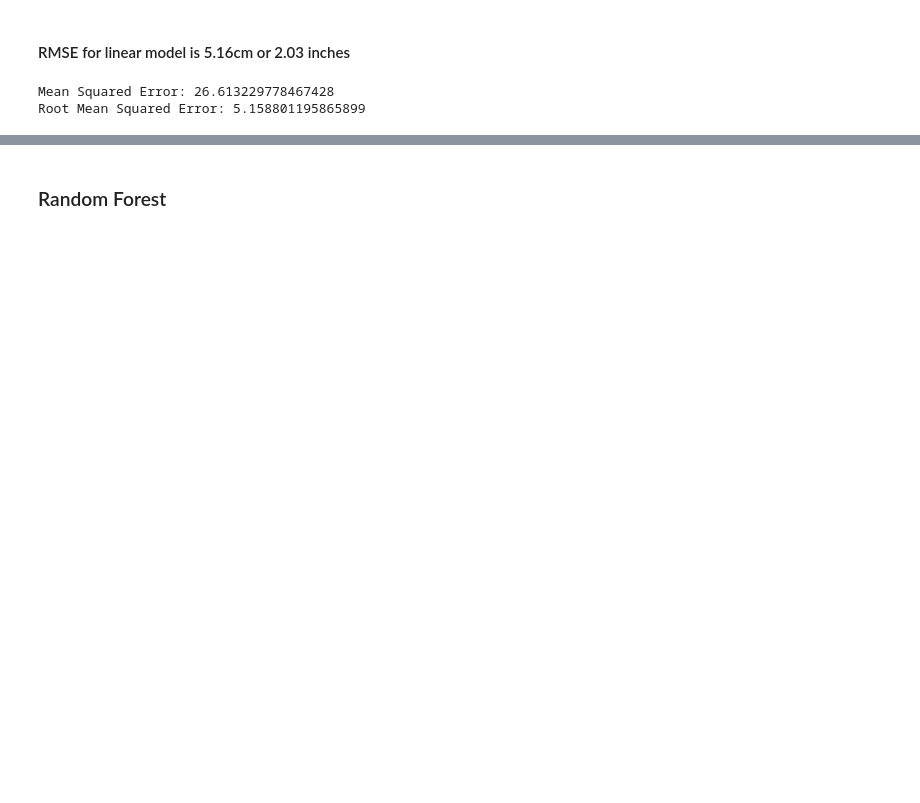
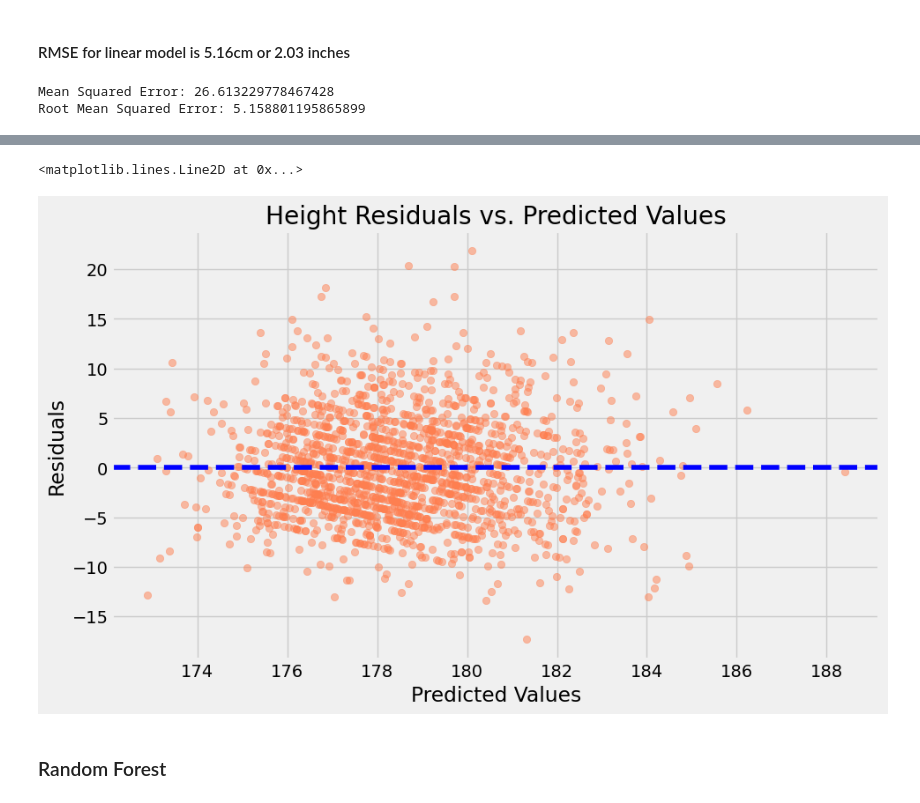
Before and after one commit to FragariaChemist/sumo, a Jupyter notebook: code/modeling.ipynb, the cells around one changed output, grey strips where cells are left out. Saved outputs shown, nothing was run; the diff lists cells and outputs as text; code cells hidden in the pictures; blank space fills up the shorter version.

```diff
--- a/code/modeling.ipynb
+++ b/code/modeling.ipynb
@@ -764,6 +775,5 @@ Test Mean Cross-Validation Score:  0.1374547335760486
 # %%
 # Predictions on training data and calculating residuals
-y_pred = height_lr_pipeline.predict(X_test)
 resids = y_test - y_pred
 # %% [markdown]
 #### RMSE for linear model is 5.16cm or 2.03 inches
@@ -776,2 +804,12 @@ Root Mean Squared Error: 5.158801195865899
+# %%
+plt.figure(figsize=(10, 6))
+plt.scatter(y_pred, resids, alpha=0.5, color = 'coral')
+plt.xlabel('Predicted Values')
+plt.ylabel('Residuals')
+plt.title('Height Residuals vs. Predicted Values')
+plt.axhline(y=0, color='b', linestyle='--')
+# %% [output]
+<matplotlib.lines.Line2D at 0x...>
+[figure, added]
 # %% [markdown]
 ### Random Forest
```
Also changed, not shown: parts of 63 cells of this notebook, 1 other file.
